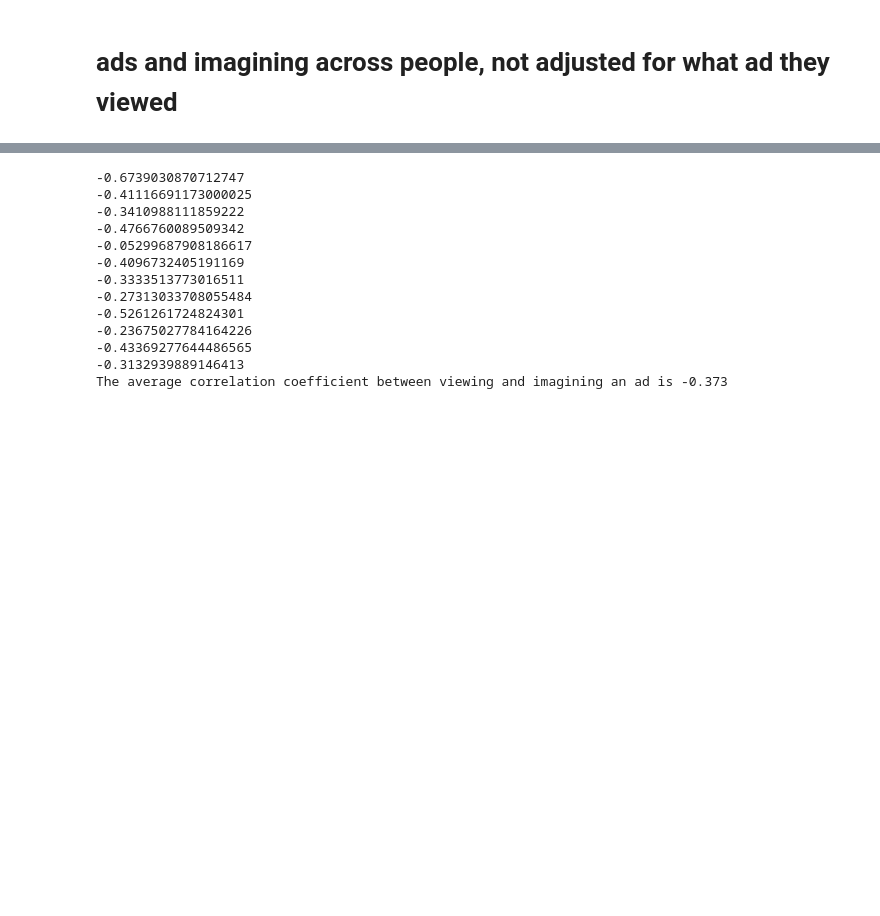
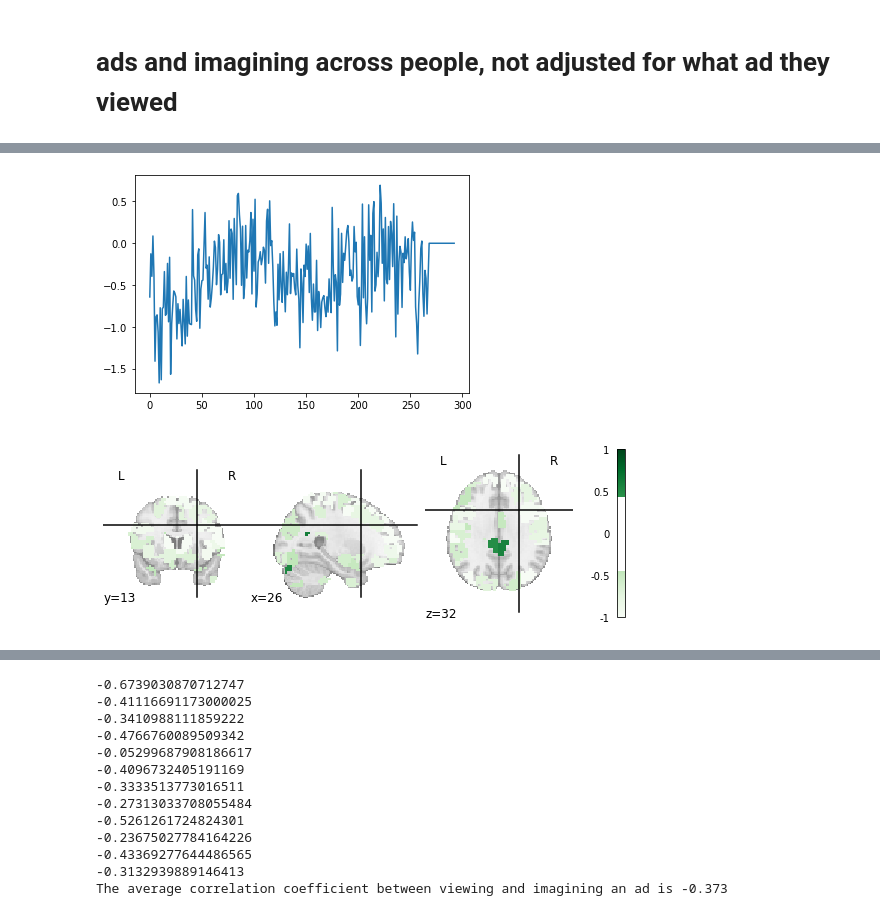
Before and after one commit to shelbywilcox/realcost_memory_isc, a Jupyter notebook: scripts/cmse_analysis_01.ipynb, the cells around one changed output, grey strips where cells are left out. Drawn from its saved outputs; the diff is of its cells as text; code cells hidden in the pictures; blank space fills up the shorter version.

```diff
--- a/scripts/cmse_analysis_01.ipynb
+++ b/scripts/cmse_analysis_01.ipynb
@@ -57,3 +13,7 @@ view
+# %%
+#1 set up the files 1 masker file, 1 funct file, import relevant stuff
+atlas_filename  = '../data_realcost/masker/shen_2mm_268_parcellation.nii'
+sample_file     = '../data_realcost/masker/func.nii' #just sample data for fitting
 # %% [markdown]
 # define onsets
 # %%
@@ -256,3 +213,28 @@ plt.plot(view_ad_1[0,:], color='blue')
 [<matplotlib.lines.Line2D at 0x...>]
 [figure]
+# %%
+#2 set up the masker and fit it on some file
+
+shen_masker     = NiftiLabelsMasker(labels_img= atlas_filename);
+shen_masker.fit_transform(sample_file);
+
+
+#3 do the results computation you want to visualize, leading to a vector with e.g. 1,268 values
+region_vector = np.zeros((1,293))
+region_vector[0, :268] = view_ad_1[0,:]
+plt.plot(region_vector.T);
+
+#4 "map" that vector back into the brain space, i.e. inverse transform the masker
+region_img = shen_masker.inverse_transform(region_vector);
+
+
+#5 plot the results via nilearn plotting
+nilearn.plotting.plot_stat_map(nilearn.image.index_img(region_img,0),threshold = 0.45, vmax = 1.,
+                                       cmap = 'Greens');
+plt.show()
+#view = nilearn.plotting.view_img(nilearn.image.index_img(region_img,0));
+#view
+# %% [output]
+[figure, added]
+[figure, added]
 # %%
```
Also changed, not shown: parts of 17 cells of this notebook.
